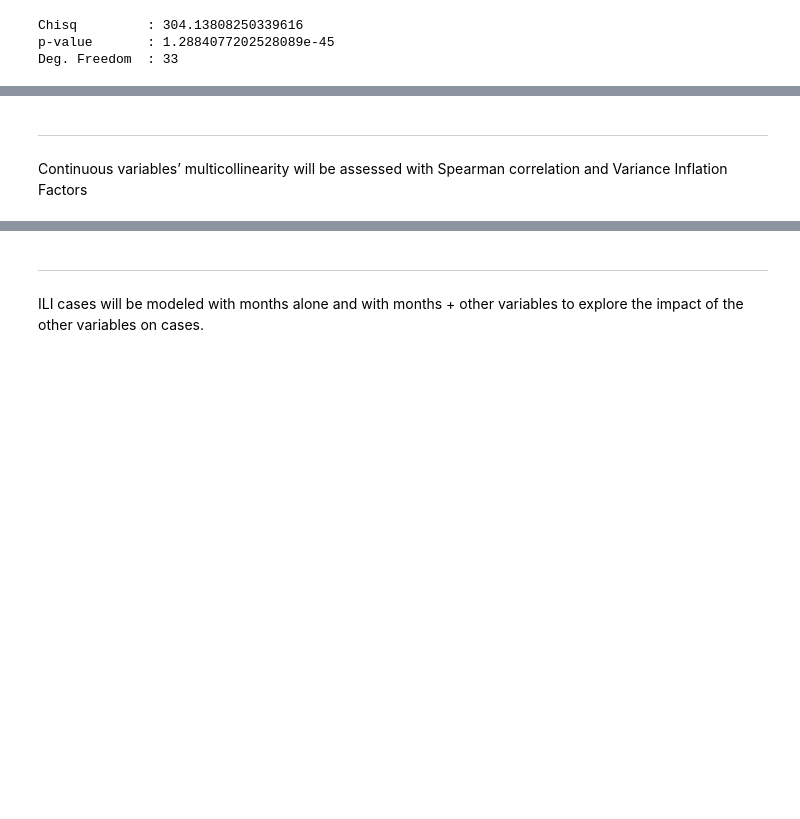
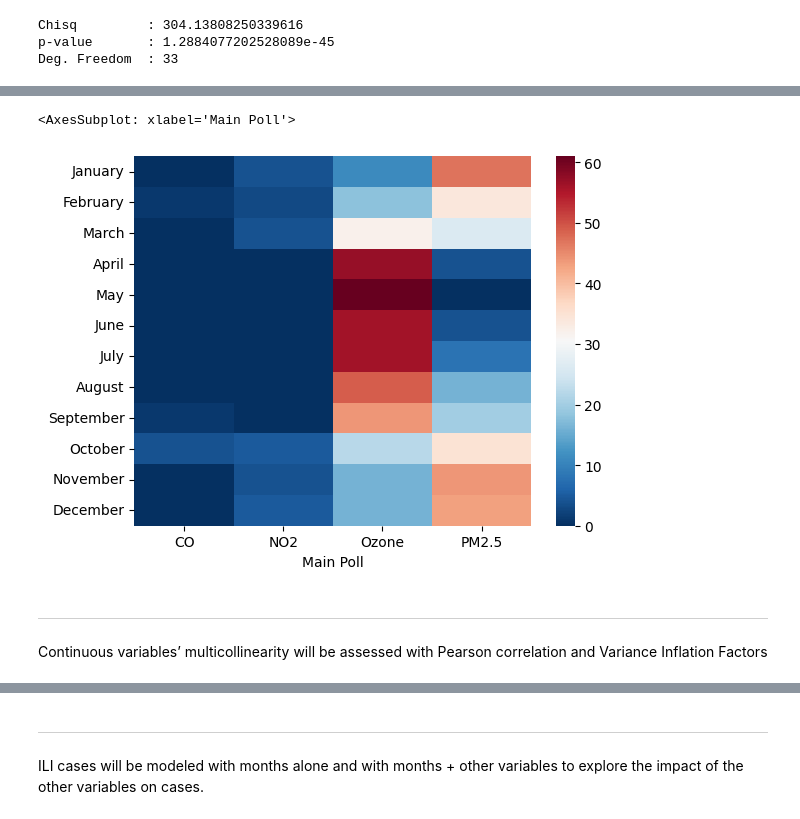
Before and after one commit to tyg3rr/HM878-Biostats, a Jupyter notebook: final/Final py.ipynb, the cells around one changed output, grey strips where cells are left out. Saved outputs shown, nothing was run; the diff lists cells and outputs as text; code cells hidden in the pictures; blank space fills up the shorter version.

```diff
--- a/final/Final py.ipynb
+++ b/final/Final py.ipynb
@@ -245,3 +217,8 @@ fig.show('png')
+# %%
+sns.heatmap(month_pollutant_freq.T, cmap='RdBu_r')
+# %% [output]
+<AxesSubplot: xlabel='Main Poll'>
+[figure, added]
 # %% [markdown]
 ---
-Continuous variables’ multicollinearity will be assessed with Spearman correlation and Variance Inflation Factors
+Continuous variables’ multicollinearity will be assessed with Pearson correlation and Variance Inflation Factors
```
Also changed, not shown: parts of 33 cells of this notebook.
